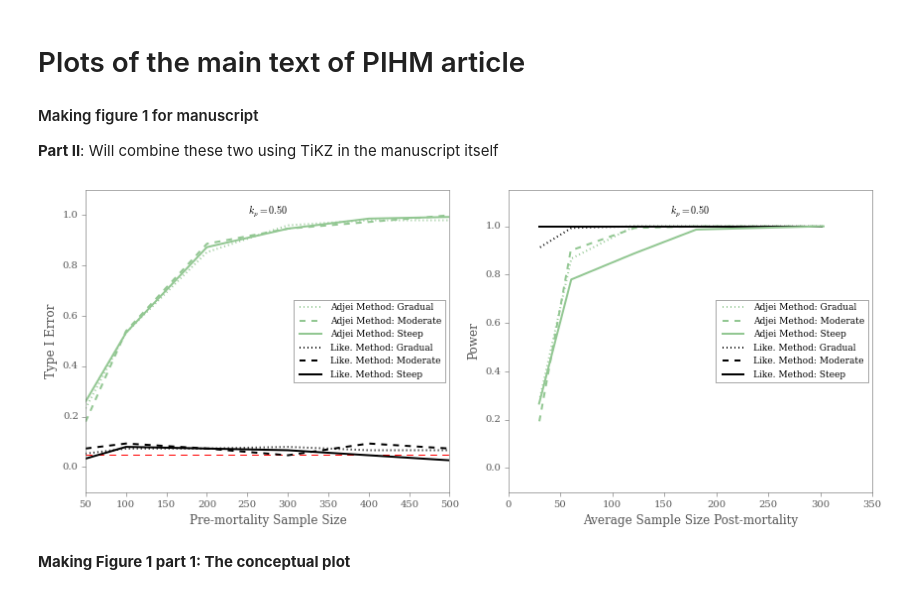
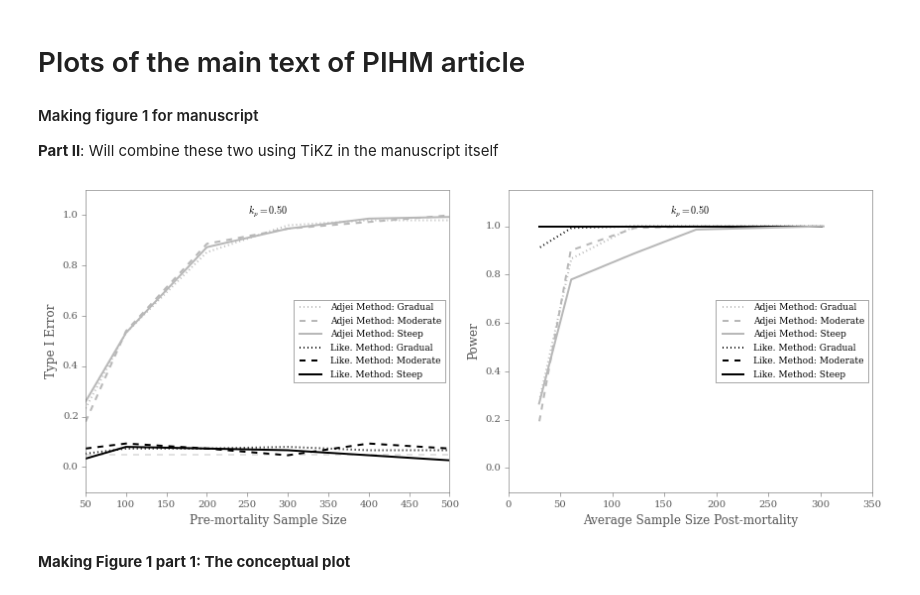
Before and after one commit to mqwilber/parasite_mortality, a Jupyter notebook: code/manuscript_plots.ipynb, the cells around one changed output. Drawn from its saved outputs; the diff is of its cells as text; code cells hidden in the pictures.

```diff
--- a/code/manuscript_plots.ipynb
+++ b/code/manuscript_plots.ipynb
@@ -25,7 +25,9 @@ def make_full_plots_for_suppplementary(dat, mups, ld50_vec, ks, param, save_name
                                        ylim=[(-0.1, 2), (-0.1, 2)],
                                        xlabel=["Pre-mortality Sample Size", "Average Sample Size Post-mortality"],
                                        ylabel=["Type I Error", "Power"], add_red_line=True, samps=None,
-                                       plot_number=(3, 2), figsize=(12, 12), legend_loc=["best", "best"]):
+                                       plot_number=(3, 2), figsize=(12, 12), legend_loc=["best", "best"],
+                                       am_color="#92C792", red_line_color="red", red_line_style="--",
+                                       red_line_width=1, red_line_alpha=1):
     """
     Function for plotting simulation results
 
@@ -58,7 +60,7 @@ def make_full_plots_for_suppplementary(dat, mups, ld50_vec, ks, param, save_name
     linestyle = [":", "--", "-"]
     ld50_descrip = ["Gradual", "Moderate", "Steep"]
     lm_color = "black"  # Likelihood method color
-    am_color = "#92C792" #B8B8B8"  # Adjei method color
+    #am_color = "#B8B8B8" #"#92C792" #B8B8B8"  # Adjei method color
     lw = 2
 
     for l, mup in enumerate(mups):
@@ -124,7 +126,8 @@ def make_full_plots_for_suppplementary(dat, mups, ld50_vec, ks, param, save_name
 
 
                 if add_red_line:
-                    bias_ax[i].hlines(0.05, *bias_ax[i].get_xlim(), color="red",  linestyle="dashed")
+                    bias_ax[i].hlines(0.05, *bias_ax[i].get_xlim(), color=red_line_color,  linestyle=red_line_style,
+                                     lw=red_line_width, alpha=red_line_alpha)
 
                 try:
                     prec_ax[i].plot(like_res.N, like_res.p, color=lm_color, ls=linestyle[j], lw=lw, label=like_label)
@@ -294,24 +297,25 @@ dat = pd.read_pickle("../results/typeIandII_analysis_results.pkl")
 # %%
 # Make
 param = "p"
 
 
 mups = [10, 100, 50]
 ld50_vec = [[(5, -2.5), (10, -5), (20, -10)],
             [(5, -1.15), (10, -2.3), (20, -4.6)],
             [(5, -1.4), (10, -2.8), (20, -5.6)]]
 ks = [1, 0.5, .1]
 
 mups = [50]
 ld50_vec = [[(5, -1.4), (10, -2.8), (20, -5.6)]]
 ks = [0.5]
 
 make_full_plots_for_suppplementary(dat, mups, ld50_vec, ks, param, save_name="figure1_partII_for_manuscript",
                                    samps = [50, 100, 200, 300, 400, 500], plot_number=(1,2),
                                    figsize=(12, 5), legend_loc=["best", "center right"],
-                                   ylim=[(-0.1, 1.1), (-0.1, 1.15)])
+                                   ylim=[(-0.1, 1.1), (-0.1, 1.15)], am_color="#B8B8B8", red_line_color="black",
+                                   red_line_style="--", red_line_width=0.4, red_line_alpha=0.2)
 # %% [output]
-[figure, old version]
+[figure, new version]
 # %% [markdown]
 **Making Figure 1 part 1: The conceptual plot**
 # %%
```
Also changed, not shown: parts of 1 cell of this notebook, 15 other files.
